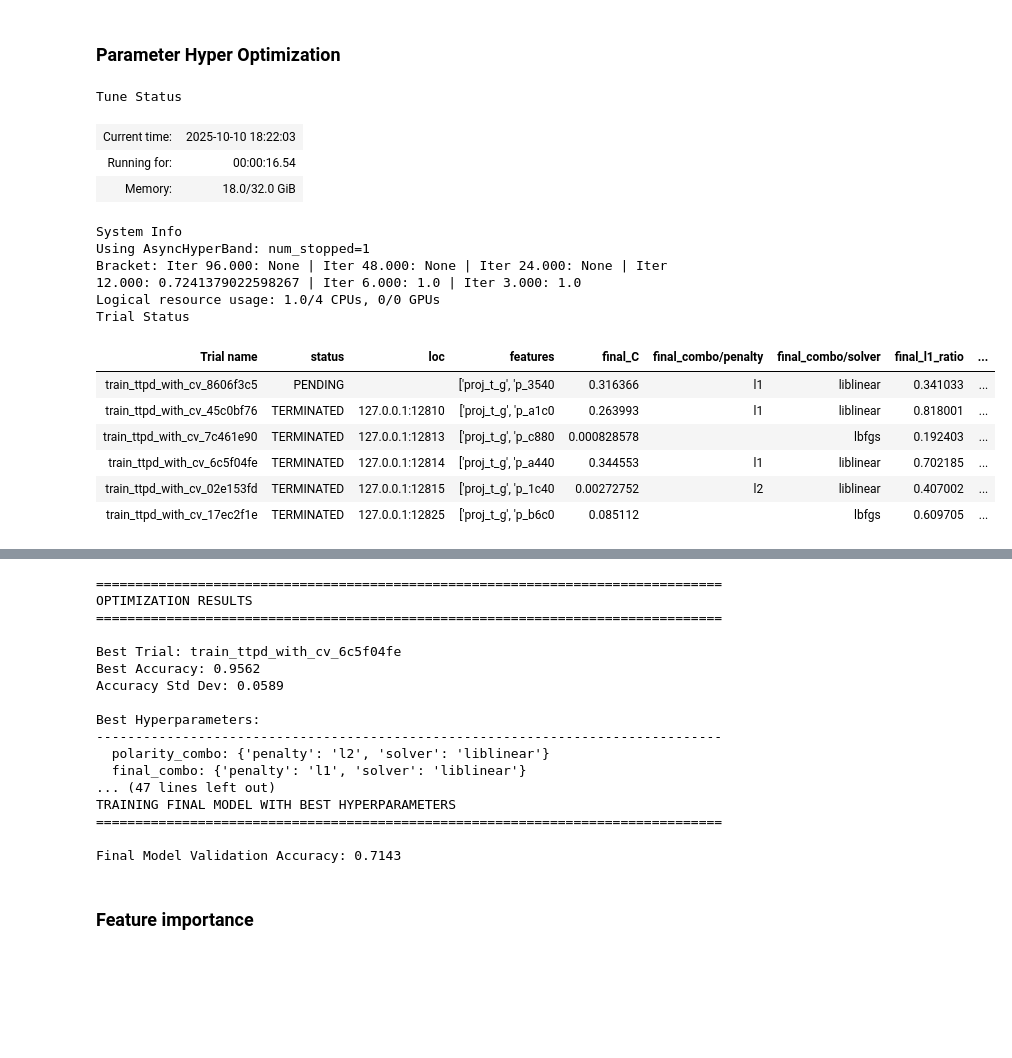
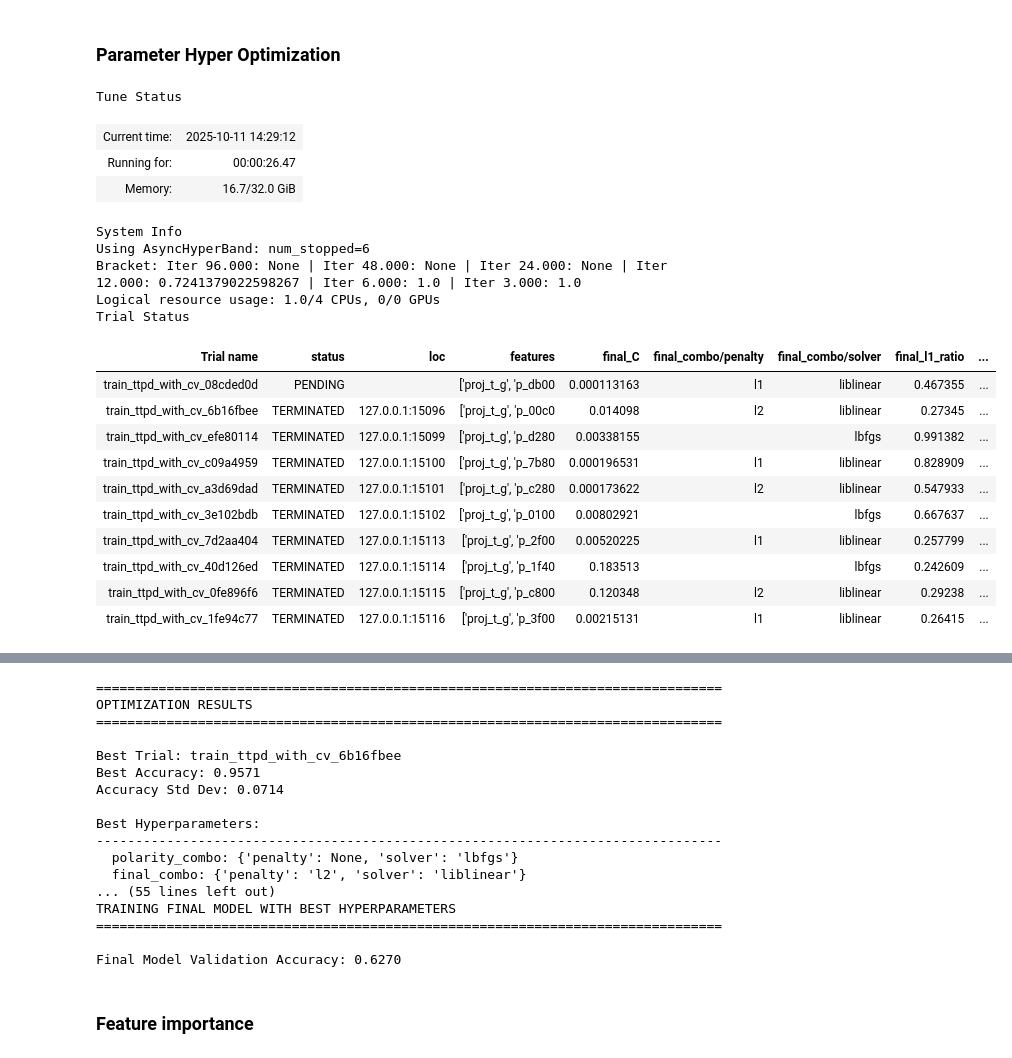
Before and after one commit to flohop/Truth_is_Universal, a Jupyter notebook: lie_detection.ipynb, the cells around one changed output, grey strips where cells are left out. Saved outputs shown, nothing was run; the diff lists cells and outputs as text; code cells hidden in the pictures; blank space fills up the shorter version.

```diff
--- a/lie_detection.ipynb
+++ b/lie_detection.ipynb
@@ -35,32 +35,37 @@ TTPD_CLASSES = [v for (k, v) in TTPD_TYPES]
 # %%
 import ray
 
 ray.init(num_cpus=4, ignore_reinit_error=True)
 
 val_sets = ["cities_conj", "cities_disj", "sp_en_trans_conj", "sp_en_trans_disj",
                 "inventors_conj", "inventors_disj", "animal_class_conj", "animal_class_disj",
                 "element_symb_conj", "element_symb_disj", "facts_conj", "facts_disj",
                 "common_claim_true_false", "counterfact_true_false"]
 
+num_samples = 500
 # Run optimization
-final_probe, best_config, analysis = run_ray(train_sets, val_sets)
+final_probe, best_config, analysis = run_ray(train_sets, val_sets, num_samples=num_samples)
 
 # Shutdown Ray
 ray.shutdown()
 # %% [output]
 Tune Status
-| Current time: | 2025-10-10 18:22:03 |
-| Running for: | 00:00:16.54 |
-| Memory: | 18.0/32.0 GiB |
+| Current time: | 2025-10-11 14:29:12 |
+| Running for: | 00:00:26.47 |
+| Memory: | 16.7/32.0 GiB |
 System Info
-Using AsyncHyperBand: num_stopped=1
+Using AsyncHyperBand: num_stopped=6
 Bracket: Iter 96.000: None | Iter 48.000: None | Iter 24.000: None | Iter 12.000: 0.7241379022598267 | Iter 6.000: 1.0 | Iter 3.000: 1.0
 Logical resource usage: 1.0/4 CPUs, 0/0 GPUs
 Trial Status
 | Trial name | status | loc | features | final_C | final_combo/penalty | final_combo/solver | final_l1_ratio | ... |
-| train_ttpd_with_cv_8606f3c5 | PENDING |  | ['proj_t_g', 'p_3540 | 0.316366 | l1 | liblinear | 0.341033 | ... |
-| train_ttpd_with_cv_45c0bf76 | TERMINATED | 127.0.0.1:12810 | ['proj_t_g', 'p_a1c0 | 0.263993 | l1 | liblinear | 0.818001 | ... |
-| train_ttpd_with_cv_7c461e90 | TERMINATED | 127.0.0.1:12813 | ['proj_t_g', 'p_c880 | 0.000828578 |  | lbfgs | 0.192403 | ... |
-| train_ttpd_with_cv_6c5f04fe | TERMINATED | 127.0.0.1:12814 | ['proj_t_g', 'p_a440 | 0.344553 | l1 | liblinear | 0.702185 | ... |
-| train_ttpd_with_cv_02e153fd | TERMINATED | 127.0.0.1:12815 | ['proj_t_g', 'p_1c40 | 0.00272752 | l2 | liblinear | 0.407002 | ... |
-| train_ttpd_with_cv_17ec2f1e | TERMINATED | 127.0.0.1:12825 | ['proj_t_g', 'p_b6c0 | 0.085112 |  | lbfgs | 0.609705 | ... |
+| train_ttpd_with_cv_08cded0d | PENDING |  | ['proj_t_g', 'p_db00 | 0.000113163 | l1 | liblinear | 0.467355 | ... |
+| train_ttpd_with_cv_6b16fbee | TERMINATED | 127.0.0.1:15096 | ['proj_t_g', 'p_00c0 | 0.014098 | l2 | liblinear | 0.27345 | ... |
+| train_ttpd_with_cv_efe80114 | TERMINATED | 127.0.0.1:15099 | ['proj_t_g', 'p_d280 | 0.00338155 |  | lbfgs | 0.991382 | ... |
+| train_ttpd_with_cv_c09a4959 | TERMINATED | 127.0.0.1:15100 | ['proj_t_g', 'p_7b80 | 0.000196531 | l1 | liblinear | 0.828909 | ... |
+| train_ttpd_with_cv_a3d69dad | TERMINATED | 127.0.0.1:15101 | ['proj_t_g', 'p_c280 | 0.000173622 | l2 | liblinear | 0.547933 | ... |
+| train_ttpd_with_cv_3e102bdb | TERMINATED | 127.0.0.1:15102 | ['proj_t_g', 'p_0100 | 0.00802921 |  | lbfgs | 0.667637 | ... |
+| train_ttpd_with_cv_7d2aa404 | TERMINATED | 127.0.0.1:15113 | ['proj_t_g', 'p_2f00 | 0.00520225 | l1 | liblinear | 0.257799 | ... |
+| train_ttpd_with_cv_40d126ed | TERMINATED | 127.0.0.1:15114 | ['proj_t_g', 'p_1f40 | 0.183513 |  | lbfgs | 0.242609 | ... |
+| train_ttpd_with_cv_0fe896f6 | TERMINATED | 127.0.0.1:15115 | ['proj_t_g', 'p_c800 | 0.120348 | l2 | liblinear | 0.29238 | ... |
+| train_ttpd_with_cv_1fe94c77 | TERMINATED | 127.0.0.1:15116 | ['proj_t_g', 'p_3f00 | 0.00215131 | l1 | liblinear | 0.26415 | ... |
@@ -75,19 +86,19 @@ Resume experiment with: tune.run(..., resume=True)
 OPTIMIZATION RESULTS
 ================================================================================
 
-Best Trial: train_ttpd_with_cv_6c5f04fe
-Best Accuracy: 0.9562
-Accuracy Std Dev: 0.0589
+Best Trial: train_ttpd_with_cv_6b16fbee
+Best Accuracy: 0.9571
+Accuracy Std Dev: 0.0714
 
 Best Hyperparameters:
 --------------------------------------------------------------------------------
-  polarity_combo: {'penalty': 'l2', 'solver': 'liblinear'}
-  final_combo: {'penalty': 'l1', 'solver': 'liblinear'}
-... (47 lines left out)
+  polarity_combo: {'penalty': None, 'solver': 'lbfgs'}
+  final_combo: {'penalty': 'l2', 'solver': 'liblinear'}
+... (55 lines left out)
 TRAINING FINAL MODEL WITH BEST HYPERPARAMETERS
 ================================================================================
 
-Final Model Validation Accuracy: 0.7143
+Final Model Validation Accuracy: 0.6270
 # %% [markdown]
 ### Feature importance
 # %%
```
Also changed, not shown: parts of 5 cells of this notebook, 1 other file.
